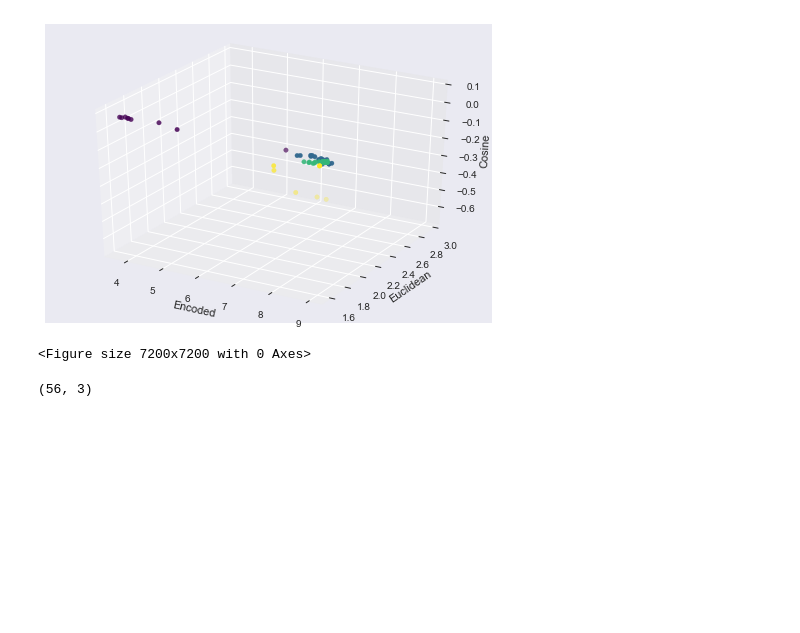
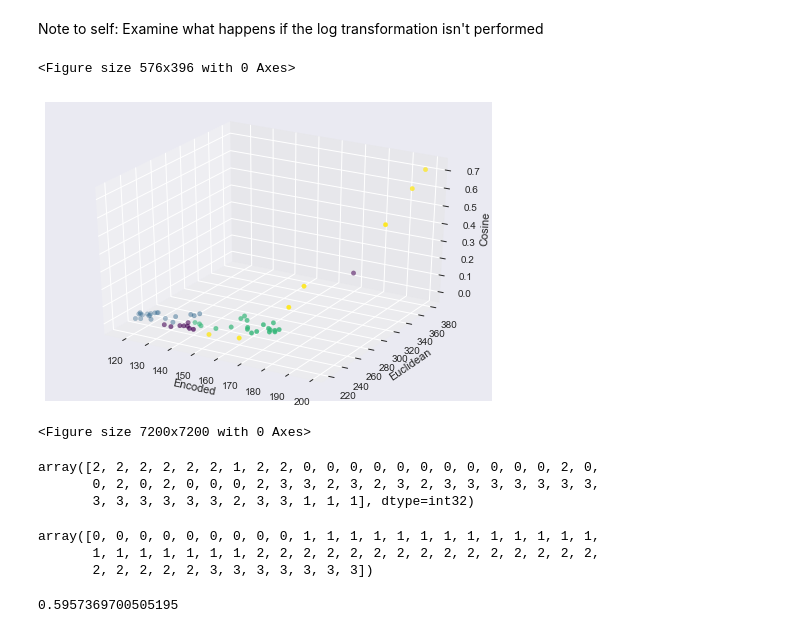
Before and after one commit to BisratM/Models, a Jupyter notebook: biases_eval.ipynb, the cells around one changed output. Drawn from its saved outputs; the diff is of its cells as text; code cells hidden in the pictures; blank space fills up the shorter version.

```diff
--- a/biases_eval.ipynb
+++ b/biases_eval.ipynb
@@ -50,6 +53,8 @@ for line in data:
     expr.append(temp)
 
 expr = np.asarray(expr).T
+# %% [markdown]
+Note to self: Examine what happens if the log transformation isn't performed
 # %%
 # Log Transform
 expr = np.log2(expr + 1)
@@ -59,7 +64,8 @@ expr = np.log2(expr + 1)
 #     expr[i, :] = expr[i, :] / np.max(expr[i, :])
 # %%
 lambda_energy = 0.1
-lambda_cov_diag = 0.005
+# lambda_cov_diag = 0.005
+lambda_cov_diag = 0.5
 num_epochs = 500
 lr = 1e-4
 # %%
@@ -68,9 +74,11 @@ optimizer = torch.optim.SGD(model.parameters(), lr = lr)
 var_expr = to_var(torch.tensor(expr, dtype=torch.float))
 # %%
 latent_dim = []
+last_gamma = []
 for i in range(num_epochs):
     enc, dec, z, gamma = model.forward(var_expr)
     total_loss, sample_energy, recon_error, cov_diag = model.loss_function(var_expr, dec, z, gamma, lambda_energy,lambda_cov_diag)
+    last_gamma = gamma
     latent_dim.append(z.data.cpu().numpy())
     optimizer.zero_grad()
     total_loss.backward()
@@ -78,19 +86,19 @@ for i in range(num_epochs):
 # %%
 z_last = latent_dim[num_epochs - 1]
 fig = plt.figure()
 ax = fig.add_subplot(111, projection='3d')
 # ax.scatter(z_last[:,1],z_last[:,0], z_last[:,2], c=label, cmap='viridis')
 plt.figure(figsize=(100,100))
 ax.scatter(z_last[:,0],z_last[:,1], z_last[:,2], c=label, cmap='viridis')
 ax.set_xlabel('Encoded')
 ax.set_ylabel('Euclidean')
 ax.set_zlabel('Cosine')
 # ax.legend()
+fig1 = plt.gcf()
 plt.show()
+# plt.draw()
+fig1.savefig('tessstttyyy.png', dpi=100)
 # %% [output]
+<Figure size 576x396 with 0 Axes>
-[figure, old version]
+[figure, new version]
-<Figure size 7200x7200 with 0 Axes>
+<Figure size 7200x7200 with 0 Axes>
-# %%
-z_last.shape
-# %% [output]
-(56, 3)
@@ -96,0 +108,17 @@ z_last.shape
+# %%
+kmeans_labels
+# %% [output]
+array([2, 2, 2, 2, 2, 2, 1, 2, 2, 0, 0, 0, 0, 0, 0, 0, 0, 0, 0, 0, 2, 0,
+       0, 2, 0, 2, 0, 0, 0, 2, 3, 3, 2, 3, 2, 3, 2, 3, 3, 3, 3, 3, 3, 3,
+       3, 3, 3, 3, 3, 3, 2, 3, 3, 1, 1, 1], dtype=int32)
+# %%
+label
+# %% [output]
+array([0, 0, 0, 0, 0, 0, 0, 0, 0, 1, 1, 1, 1, 1, 1, 1, 1, 1, 1, 1, 1, 1,
+       1, 1, 1, 1, 1, 1, 1, 2, 2, 2, 2, 2, 2, 2, 2, 2, 2, 2, 2, 2, 2, 2,
+       2, 2, 2, 2, 2, 3, 3, 3, 3, 3, 3, 3])
+# %%
+nmi = normalized_mutual_info_score(label, kmeans_labels)
+nmi
+# %% [output]
+0.5957369700505195
```
Also changed, not shown: parts of 2 cells of this notebook, 1 other file.
